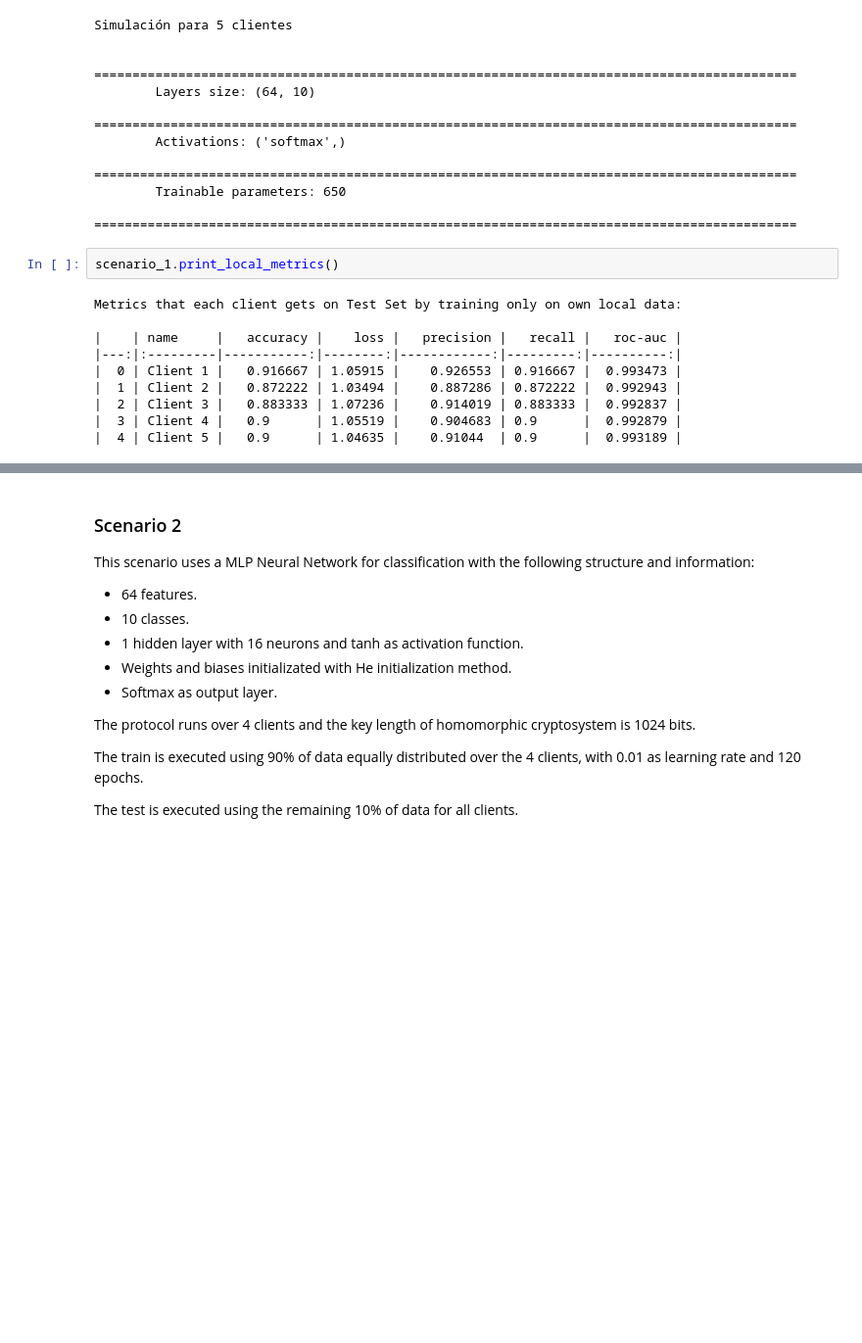
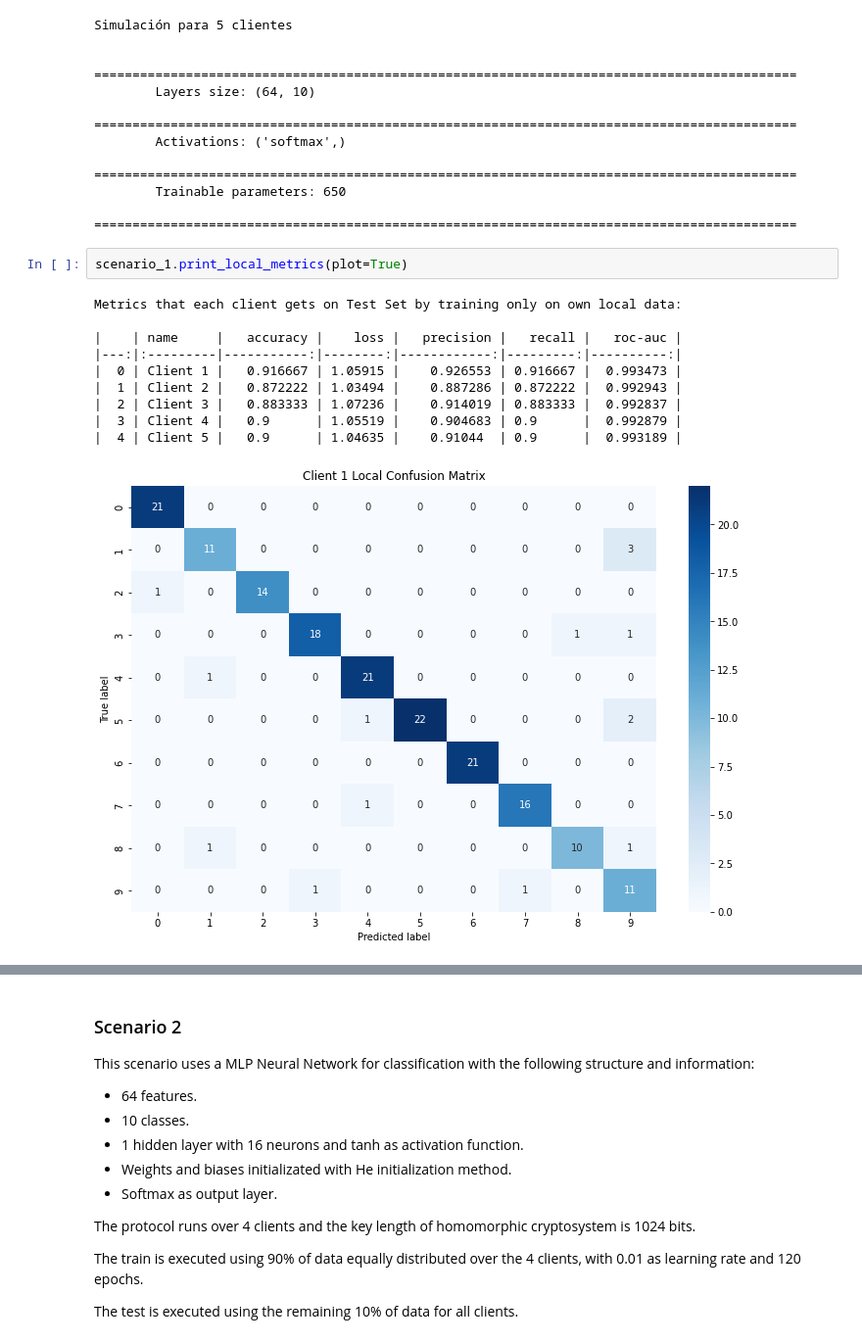
Before and after one commit to camaranto/msc_thesis, a Jupyter notebook: src/protocol.ipynb, the cells around one changed output, grey strips where cells are left out. Shown at 98% size. Saved outputs shown, nothing was run; the diff lists cells and outputs as text; blank space fills up the shorter version.

Commit message:
Test: Plot confusion matrices

```diff
--- a/src/protocol.ipynb
+++ b/src/protocol.ipynb
@@ -369,14 +369,15 @@ Simulación para 5 clientes
         Trainable parameters: 650
         ============================================================================================
 # %%
-scenario_1.print_local_metrics()
+scenario_1.print_local_metrics(plot=True)
 # %% [output]
 Metrics that each client gets on Test Set by training only on own local data:
 
 |    | name     |   accuracy |    loss |   precision |   recall |   roc-auc |
 |---:|:---------|-----------:|--------:|------------:|---------:|----------:|
 |  0 | Client 1 |   0.916667 | 1.05915 |    0.926553 | 0.916667 |  0.993473 |
 |  1 | Client 2 |   0.872222 | 1.03494 |    0.887286 | 0.872222 |  0.992943 |
 |  2 | Client 3 |   0.883333 | 1.07236 |    0.914019 | 0.883333 |  0.992837 |
 |  3 | Client 4 |   0.9      | 1.05519 |    0.904683 | 0.9      |  0.992879 |
 |  4 | Client 5 |   0.9      | 1.04635 |    0.91044  | 0.9      |  0.993189 |
+[figure, added]
```
Also changed, not shown: parts of 6 cells of this notebook.
